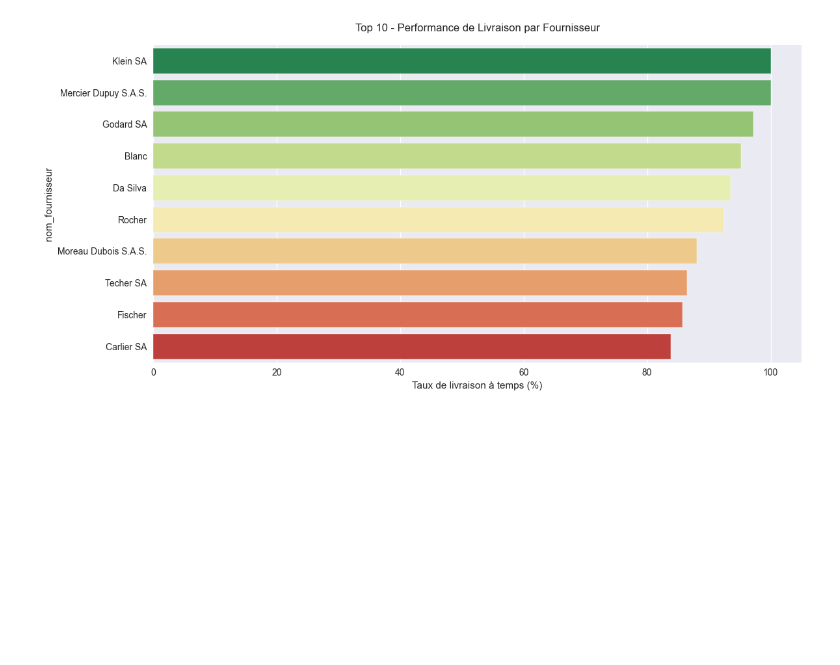
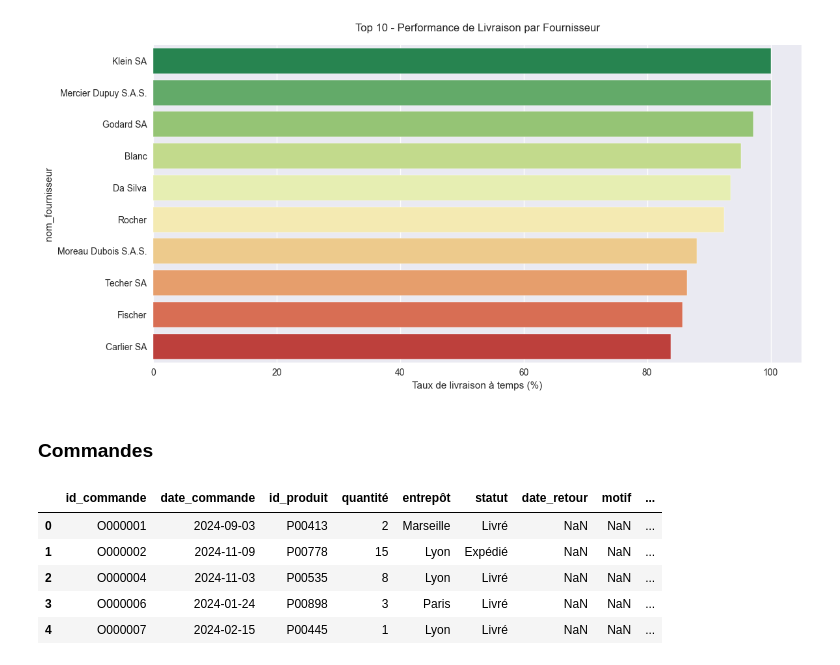
Before and after one commit to YoannAbriel2/ProjectSPE1, a Jupyter notebook: main_dashboard.ipynb, the cells around one changed output. Saved outputs shown, nothing was run; the diff lists cells and outputs as text; code cells hidden in the pictures; blank space fills up the shorter version.

```diff
--- a/main_dashboard.ipynb
+++ b/main_dashboard.ipynb
@@ -187,3 +189,15 @@ Passing `palette` without assigning `hue` is deprecated and will be removed in v
 
   sns.barplot(x=top_10_otd.values,
 [figure]
+# %% [markdown]
+### Commandes
+# %%
+data2 = pd.read_csv('Features/Export_fe_data/commandes_merged_features.csv', sep=",")
+data2.head()
+# %% [output]
+|  | id_commande | date_commande | id_produit | quantité | entrepôt | statut | date_retour | motif | ... |
+| 0 | O000001 | 2024-09-03 | P00413 | 2 | Marseille | Livré | NaN | NaN | ... |
+| 1 | O000002 | 2024-11-09 | P00778 | 15 | Lyon | Expédié | NaN | NaN | ... |
+| 2 | O000004 | 2024-11-03 | P00535 | 8 | Lyon | Livré | NaN | NaN | ... |
+| 3 | O000006 | 2024-01-24 | P00898 | 3 | Paris | Livré | NaN | NaN | ... |
+| 4 | O000007 | 2024-02-15 | P00445 | 1 | Lyon | Livré | NaN | NaN | ... |
```
Also changed, not shown: parts of 6 cells of this notebook.
